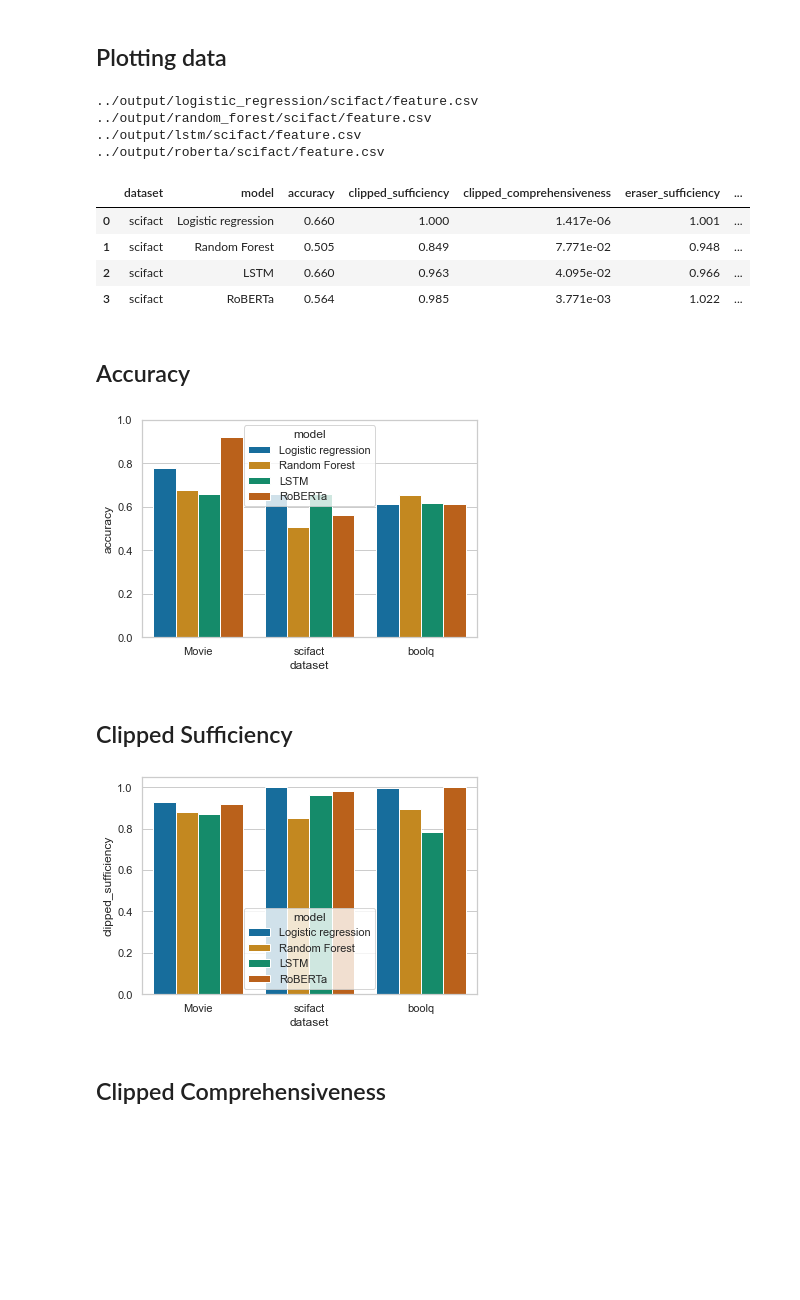
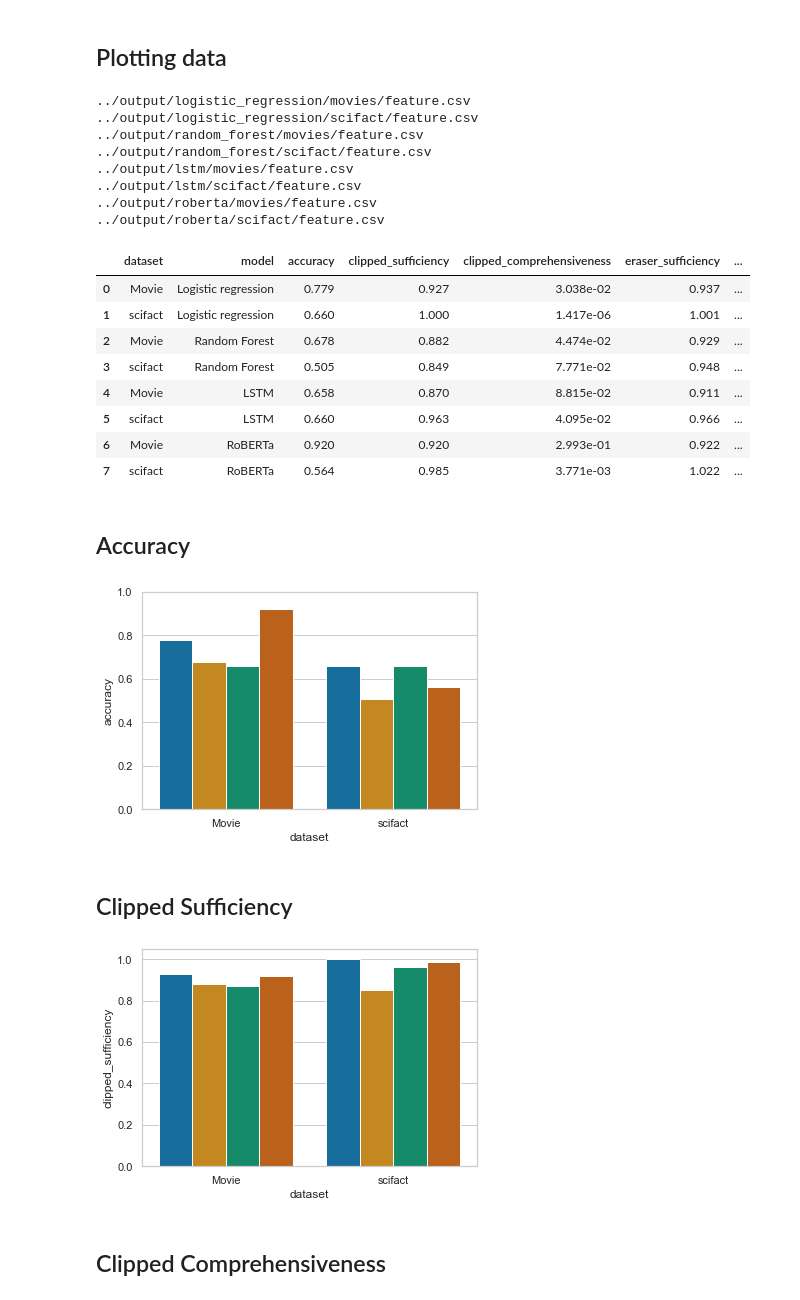
Before and after one commit to shaggyday/evaluating-human-rationales, a Jupyter notebook: plotting/dataset_and_fidelity_analysis_plots.ipynb, the cells around one changed output. Drawn from its saved outputs; the diff is of its cells as text; code cells hidden in the pictures; blank space fills up the shorter version.

Commit message:
scifact

```diff
--- a/plotting/dataset_and_fidelity_analysis_plots.ipynb
+++ b/plotting/dataset_and_fidelity_analysis_plots.ipynb
@@ -140,7 +140,7 @@ name_to_prefix = {
 'movie reviews':'movies',}
 
 
-dataset_names = ["Wikipedia personal attacks", "Stanford treebank", "movie reviews", "MultiRC", "FEVER", "E-SNLI"]
+dataset_names = ["movies","SciFact"]
 datasetabs = ["WikiAttack", "SST", "Movie", "MultiRC", "FEVER", "E-SNLI", "boolq", "scifact", "cose"]
 dataset_filenames = ["personal_attacks", "stanford_treebank", "movies", "multirc", "fever", "esnli", "boolq", "scifact", "cose"]
 corr_dataset = {"movies": "movie reviews", "multirc": "MultiRC",
@@ -150,7 +150,7 @@ hatch_list = ["\\", '/', '+']
 dataset_ab_dict = {}
 for i in range(len(dataset_names)):
     dataset_ab_dict[dataset_names[i]] = datasetabs[i]
-dataset_ab_dict["Movie reviews"] = datasetabs[2]
+dataset_ab_dict["movies"] = datasetabs[2]
 
 lowercase_to_abs = {}
 for i in range(len(datasetabs)):
@@ -184,0 +185,3 @@ ValueError: Cannot acquire lock, caching file might be used by another process,
+# %%
+full_dataset_stat_df = pd.read_csv('../all_stats.csv')
+full_dataset_stat_df
@@ -184,0 +194,12 @@ ValueError: Cannot acquire lock, caching file might be used by another process,
+# %%
+plot_data = {"dataset": [], "class": [], "rationale_percentage": []}
+datasets = ["movies","SciFact"]
+for dataset in datasets:
+    tmp_df = full_dataset_stat_df[full_dataset_stat_df["dataset"] == dataset]
+    classes = eval(tmp_df["classes"].tolist()[0])
+    rationale_percentage = eval(tmp_df["mean_rationale_percent_class"].tolist()[0])
+    for idx in range(len(classes)):
+        plot_data["dataset"].append(dataset_ab_dict[dataset])
+        plot_data["class"].append("class "+str(idx))
+        plot_data["rationale_percentage"].append(rationale_percentage[idx]*100)
+plot_data_df = pd.DataFrame(plot_data)
@@ -190,7 +227,7 @@ model_names = ["logistic_regression", "random_forest", "lstm", "roberta"]
 # model_names = ["roberta"]
 # datasets = ["wikiattack", "sst", "movies", "multirc", "fever", "esnli"]
 # datasets = ["movies","scifact", "boolq"]
-datasets = ["scifact"]
+datasets = ["movies", "scifact"]
 plot_data = {"dataset": [], "model": [], "accuracy": [], "clipped_sufficiency": [],
             "clipped_comprehensiveness": [], "eraser_sufficiency": [], "eraser_comprehensiveness": [],
             "normalized_comprehensiveness": [], "normalized_sufficiency": []}
@@ -258,39 +295,50 @@ for model_name in model_names:
         plot_data["normalized_comprehensiveness"].append(normalized_comprehensiveness)
 plot_data_df = pd.DataFrame(plot_data)
 # %% [output]
+../output/logistic_regression/movies/feature.csv
 ../output/logistic_regression/scifact/feature.csv
+../output/random_forest/movies/feature.csv
 ../output/random_forest/scifact/feature.csv
+../output/lstm/movies/feature.csv
 ../output/lstm/scifact/feature.csv
+../output/roberta/movies/feature.csv
 ../output/roberta/scifact/feature.csv
 # %%
 plot_data_df
 # %% [output]
 |  | dataset | model | accuracy | clipped_sufficiency | clipped_comprehensiveness | eraser_sufficiency | ... |
-| 0 | scifact | Logistic regression | 0.660 | 1.000 | 1.417e-06 | 1.001 | ... |
-| 1 | scifact | Random Forest | 0.505 | 0.849 | 7.771e-02 | 0.948 | ... |
-| 2 | scifact | LSTM | 0.660 | 0.963 | 4.095e-02 | 0.966 | ... |
-| 3 | scifact | RoBERTa | 0.564 | 0.985 | 3.771e-03 | 1.022 | ... |
+| 0 | Movie | Logistic regression | 0.779 | 0.927 | 3.038e-02 | 0.937 | ... |
+| 1 | scifact | Logistic regression | 0.660 | 1.000 | 1.417e-06 | 1.001 | ... |
+| 2 | Movie | Random Forest | 0.678 | 0.882 | 4.474e-02 | 0.929 | ... |
+| 3 | scifact | Random Forest | 0.505 | 0.849 | 7.771e-02 | 0.948 | ... |
+| 4 | Movie | LSTM | 0.658 | 0.870 | 8.815e-02 | 0.911 | ... |
+| 5 | scifact | LSTM | 0.660 | 0.963 | 4.095e-02 | 0.966 | ... |
+| 6 | Movie | RoBERTa | 0.920 | 0.920 | 2.993e-01 | 0.922 | ... |
+| 7 | scifact | RoBERTa | 0.564 | 0.985 | 3.771e-03 | 1.022 | ... |
 # %% [markdown]
 ## Accuracy
 # %%
 bar = sns.barplot(x="dataset", y="accuracy", hue="model", data=plot_data_df, palette='colorblind')
+# sns.move_legend(bar, "upper left", bbox_to_anchor=(1, 1))
+plt.legend([],[], frameon=False)
 # pretty_histogram(bar, xlabel="", ylabel="Accuracy", legend_loc="upper left", legend_frameon=True,
-#                  bbox_to_anchor=(1.04,1), add_legend=True)
+#                  bbox_to_anchor=(1.04,1), add_legend=False)
 plt.ylim(0, 1)
-# plt.savefig("/data/anirudh/output/evaluating_human_rationales/figs/overall/accuracy.png", bbox_inches = 'tight', dpi=300)
+plt.savefig("accuracy.png", bbox_inches = 'tight', dpi=300)
 plt.show()
 # %% [output]
-[figure, old version]
+[figure, new version]
 # %% [markdown]
 ## Clipped Sufficiency
 # %%
 bar = sns.barplot(x="dataset", y="clipped_sufficiency", hue="model", data=plot_data_df, palette='colorblind')
+plt.legend([],[], frameon=False)
 # pretty_histogram(bar, xlabel="", ylabel="Sufficiency", legend_loc="upper left", legend_frameon=True,
 #                  bbox_to_anchor=(1.04,1), add_legend=True)
-# plt.savefig("/data/anirudh/output/evaluating_human_rationales/figs/overall/sufficiency.png", bbox_inches = 'tight', dpi=300)
+plt.savefig("sufficiency.png", bbox_inches = 'tight', dpi=300)
 plt.show()
 # %% [output]
-[figure, old version]
+[figure, new version]
 # %% [markdown]
 ## Clipped Comprehensiveness
 # %%
```
Also changed, not shown: parts of 12 cells of this notebook, 10 other files.
